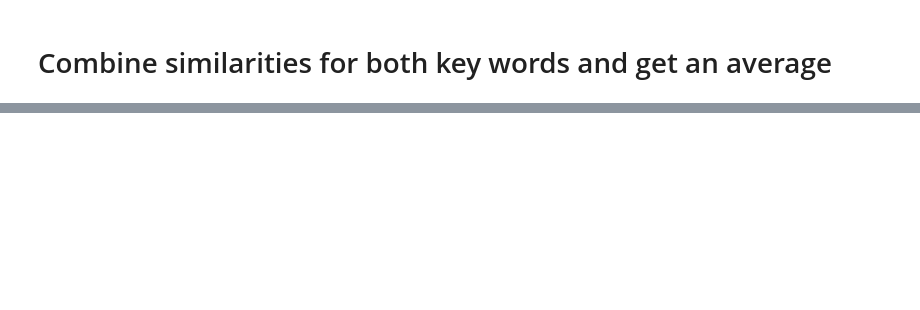
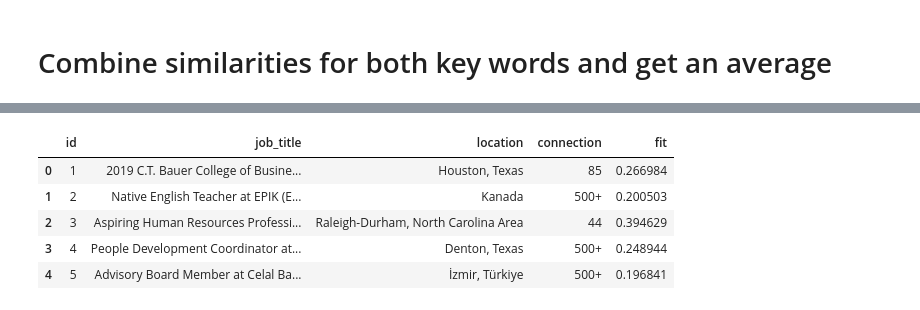
Before and after one commit to cholmess/Potential_Talents, a Jupyter notebook: notebooks/Potential Talents.ipynb, the cells around one changed output, grey strips where cells are left out. Cells and saved outputs as stored; diff of their text form; code cells hidden in the pictures; blank space fills up the shorter version.

```diff
--- a/notebooks/Potential Talents.ipynb
+++ b/notebooks/Potential Talents.ipynb
@@ -388,3 +388,6 @@ talents.head()
 | 4 | 5 | advisory board member celal bayar... | izmir türkiye | 500 | NaN | advisory board member celal bayar... | 6 | ... |
 # %% [markdown]
 # Combine similarities for both key words and get an average
+# %%
+talents['similarity_key_1']=(talents['fuzzy_key_1']+talents['cosine_key_1']+talents['eucl_prob_key_1']+talents['jaccard_simil_key_1']+talents['leven_key_1'])/5
+talents.head()
@@ -390,0 +401,3 @@ talents.head()
+# %%
+talents['similarity_key_2']=(talents['fuzzy_key_2']+talents['cosine_key_2']+talents['eucl_prob_key_2']+talents['jaccard_simil_key_2']+talents['leven_key_2'])/5
+talents.head()
@@ -390,0 +423,12 @@ talents.head()
+# %%
+# Get a cleaner version of the dataframe
+talents_key_1 = talents_copy
+talents_key_1['fit'] = talents.similarity_key_1
+talents_key_1.head()
+# %% [output]
+|  | id | job_title | location | connection | fit |
+| 0 | 1 | 2019 C.T. Bauer College of Busine... | Houston, Texas | 85 | 0.266984 |
+| 1 | 2 | Native English Teacher at EPIK (E... | Kanada | 500+ | 0.200503 |
+| 2 | 3 | Aspiring Human Resources Professi... | Raleigh-Durham, North Carolina Area | 44 | 0.394629 |
+| 3 | 4 | People Development Coordinator at... | Denton, Texas | 500+ | 0.248944 |
+| 4 | 5 | Advisory Board Member at Celal Ba... | İzmir, Türkiye | 500+ | 0.196841 |
```
Also changed, not shown: parts of 4 cells of this notebook.
